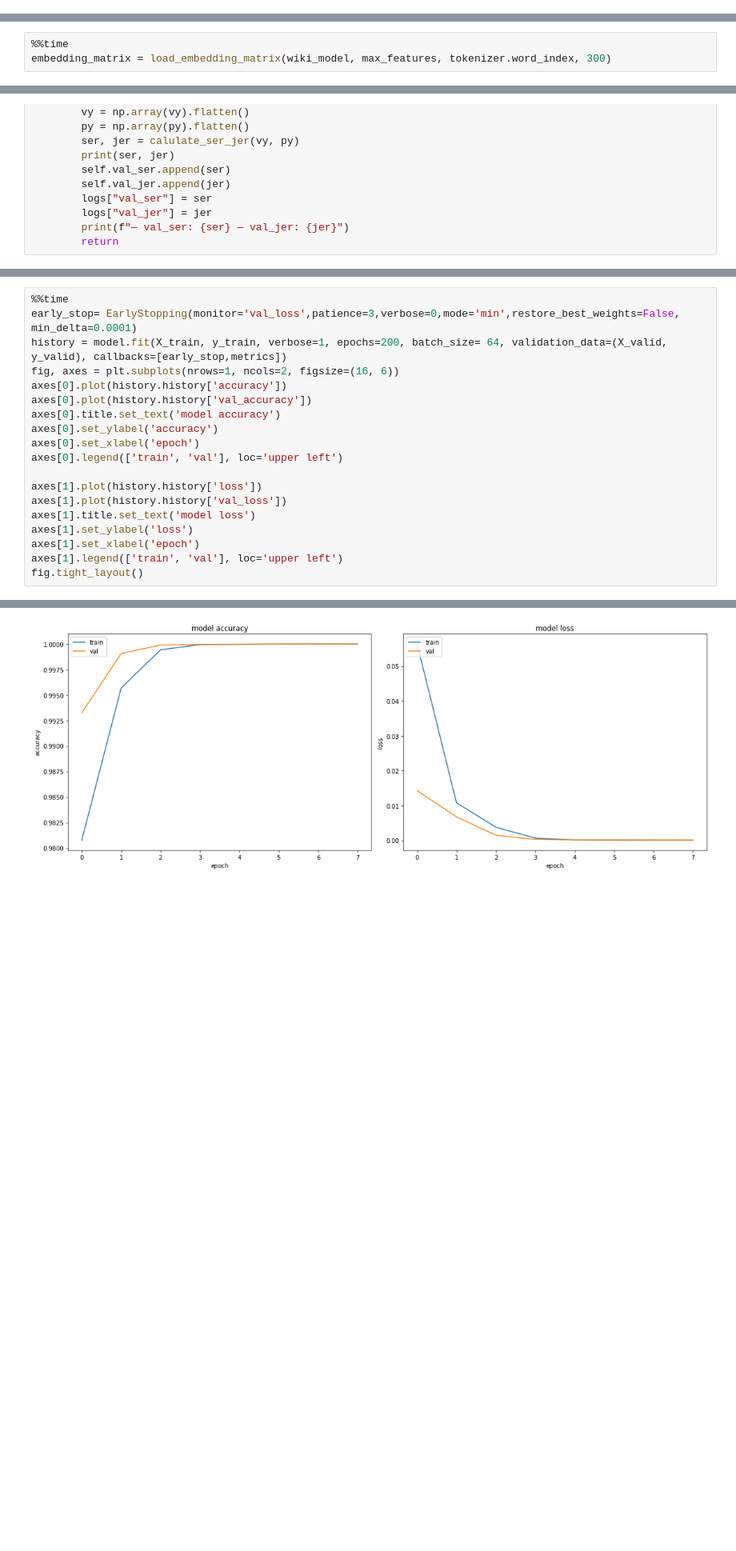
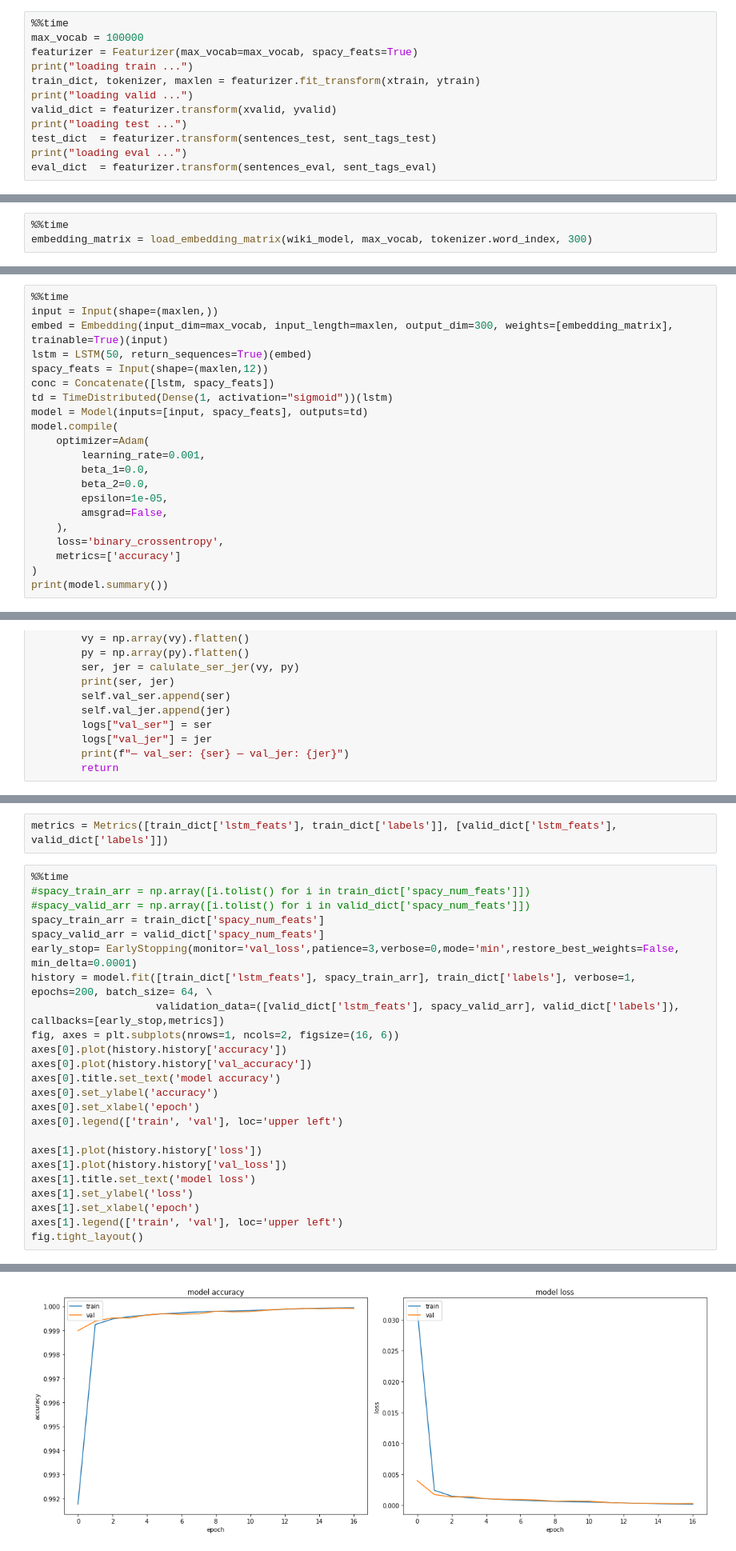
Before and after one commit to barmanu/dp-dpo-citation-bio-trainer, a Jupyter notebook: notebooks/CS_LSTM_TEST.ipynb, the cells around one changed output, grey strips where cells are left out. Shown: that part at 80% size. Drawn from its saved outputs; the diff is of its cells as text; blank space fills up the shorter version.

Commit message:
updated features (spacy and lstm)

```diff
--- a/notebooks/CS_LSTM_TEST.ipynb
+++ b/notebooks/CS_LSTM_TEST.ipynb
@@ -105,0 +59,12 @@ print(X_test.shape)
+# %%
+%%time
+max_vocab = 100000
+featurizer = Featurizer(max_vocab=max_vocab, spacy_feats=True)
+print("loading train ...")
+train_dict, tokenizer, maxlen = featurizer.fit_transform(xtrain, ytrain)
+print("loading valid ...")
+valid_dict = featurizer.transform(xvalid, yvalid)
+print("loading test ...")
+test_dict  = featurizer.transform(sentences_test, sent_tags_test)
+print("loading eval ...")
+eval_dict  = featurizer.transform(sentences_eval, sent_tags_eval)
@@ -114,5 +92,5 @@ Wall time: 3min 19s
 # %%
 %%time
-embedding_matrix = load_embedding_matrix(wiki_model, max_features, tokenizer.word_index, 300)
+embedding_matrix = load_embedding_matrix(wiki_model, max_vocab, tokenizer.word_index, 300)
 # %% [output]
 Found 2000000 word vectors.
@@ -157,0 +119,21 @@ Wall time: 4.94 s
+# %%
+%%time
+input = Input(shape=(maxlen,))
+embed = Embedding(input_dim=max_vocab, input_length=maxlen, output_dim=300, weights=[embedding_matrix], trainable=True)(input)
+lstm = LSTM(50, return_sequences=True)(embed)
+spacy_feats = Input(shape=(maxlen,12))
+conc = Concatenate([lstm, spacy_feats])
+td = TimeDistributed(Dense(1, activation="sigmoid"))(lstm)
+model = Model(inputs=[input, spacy_feats], outputs=td)
+model.compile(
+    optimizer=Adam(
+        learning_rate=0.001,
+        beta_1=0.0,
+        beta_2=0.0,
+        epsilon=1e-05,
+        amsgrad=False,
+    ),
+    loss='binary_crossentropy',
+    metrics=['accuracy']
+)
+print(model.summary())
@@ -189,7 +187,14 @@ metrics = Metrics([X_train, y_train], [X_valid, y_valid])
+# %%
+metrics = Metrics([train_dict['lstm_feats'], train_dict['labels']], [valid_dict['lstm_feats'], valid_dict['labels']])
 # %%
 %%time
+#spacy_train_arr = np.array([i.tolist() for i in train_dict['spacy_num_feats']])
+#spacy_valid_arr = np.array([i.tolist() for i in valid_dict['spacy_num_feats']])
+spacy_train_arr = train_dict['spacy_num_feats']
+spacy_valid_arr = valid_dict['spacy_num_feats']
 early_stop= EarlyStopping(monitor='val_loss',patience=3,verbose=0,mode='min',restore_best_weights=False, min_delta=0.0001)
-history = model.fit(X_train, y_train, verbose=1, epochs=200, batch_size= 64, validation_data=(X_valid, y_valid), callbacks=[early_stop,metrics])
+history = model.fit([train_dict['lstm_feats'], spacy_train_arr], train_dict['labels'], verbose=1, epochs=200, batch_size= 64, \
+                    validation_data=([valid_dict['lstm_feats'], spacy_valid_arr], valid_dict['labels']), callbacks=[early_stop,metrics])
 fig, axes = plt.subplots(nrows=1, ncols=2, figsize=(16, 6))
 axes[0].plot(history.history['accuracy'])
 axes[0].plot(history.history['val_accuracy'])
@@ -227 +232 @@ Wall time: 17min 56s
-[figure, old version]
+[figure, new version]
```
Also changed, not shown: parts of 81 cells of this notebook, 3 other files.
